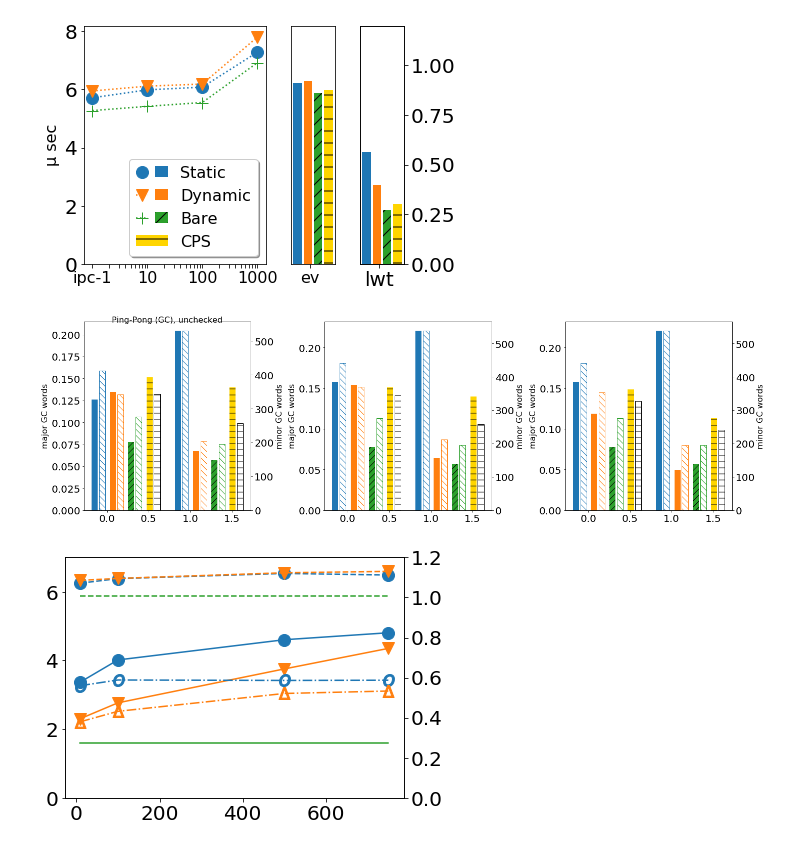
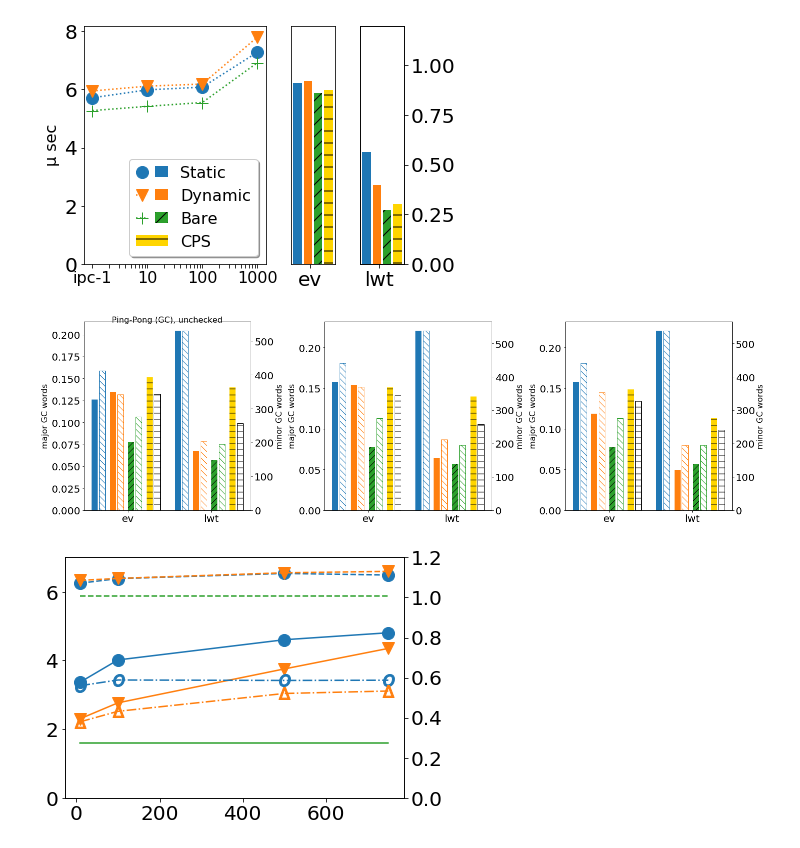
Before and after one commit to keigoi/ocaml-mpst, a Jupyter notebook: benchmark/graphs/Graphs.ipynb, the cells around one changed output. Drawn from its saved outputs; the diff is of its cells as text; code cells hidden in the pictures.

Commit message:
graph

```diff
--- a/benchmark/graphs/Graphs.ipynb
+++ b/benchmark/graphs/Graphs.ipynb
@@ -253,34 +253,37 @@ def show_mem(ax, dyn_suffix='',sta_suffix='',cps_suffix=''):
               [bare['ev_bare'][mngc]]+[bare['lwt_bare'][mngc]], 'Ideal',
               [bare['ev_bare_cps'+cps_suffix][mngc]]+[bare['lwt_bare_cps'+cps_suffix][mngc]], 'CPS'+cps_suffix,
               bare=True, shift=-0.06, minor=True
               )
 
     # k='time_per_run_nanos'
 
     ax2.set_ylabel('minor GC words', fontsize=16)
+    ax.set_xticks([0.25,1.25])
+    ax.set_xticklabels(['ev', 'lwt'], fontsize=20)
+
     #legend = ax2.legend(loc='lower left', shadow=True, fontsize=14)
     #legend.get_frame().set_facecolor('#FFFFFF')
 
 
 fig, axes = plt.subplots(ncols=3, nrows=1, squeeze = False)
 fig.set_figheight(6)
 fig.set_figwidth(20)
 ax = axes[0][0]
 ax2 = axes[0][1]
 ax3 = axes[0][2]
 
 ax.set_title('Ping-Pong (GC)', fontsize=16, y=0.98)
 ax.set_title('Ping-Pong (GC), Uni', fontsize=16, y=0.98)
 ax.set_title('Ping-Pong (GC), unchecked', fontsize=16, y=0.98)
 
 show_mem(ax)
 show_mem(ax2, '_untyped','_untyped')
 show_mem(ax3, '_nocheck_untyped','_untyped','_nocheck')
 
 plt.tight_layout()
 plt.show()
 # %% [output]
-[figure, old version]
+[figure, new version]
 # %%
 
 def show_nping_time(ax):
```
Also changed, not shown: parts of 3 cells of this notebook, 1 other file.
